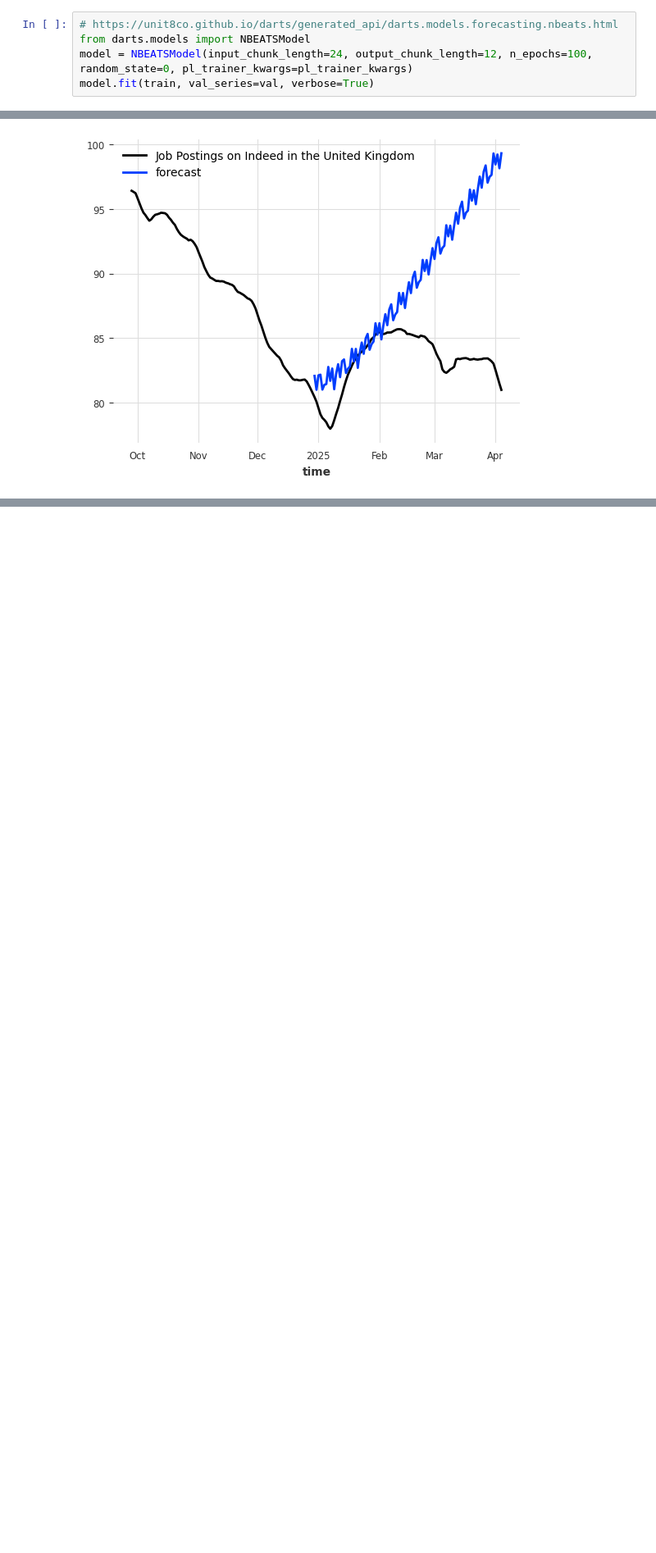
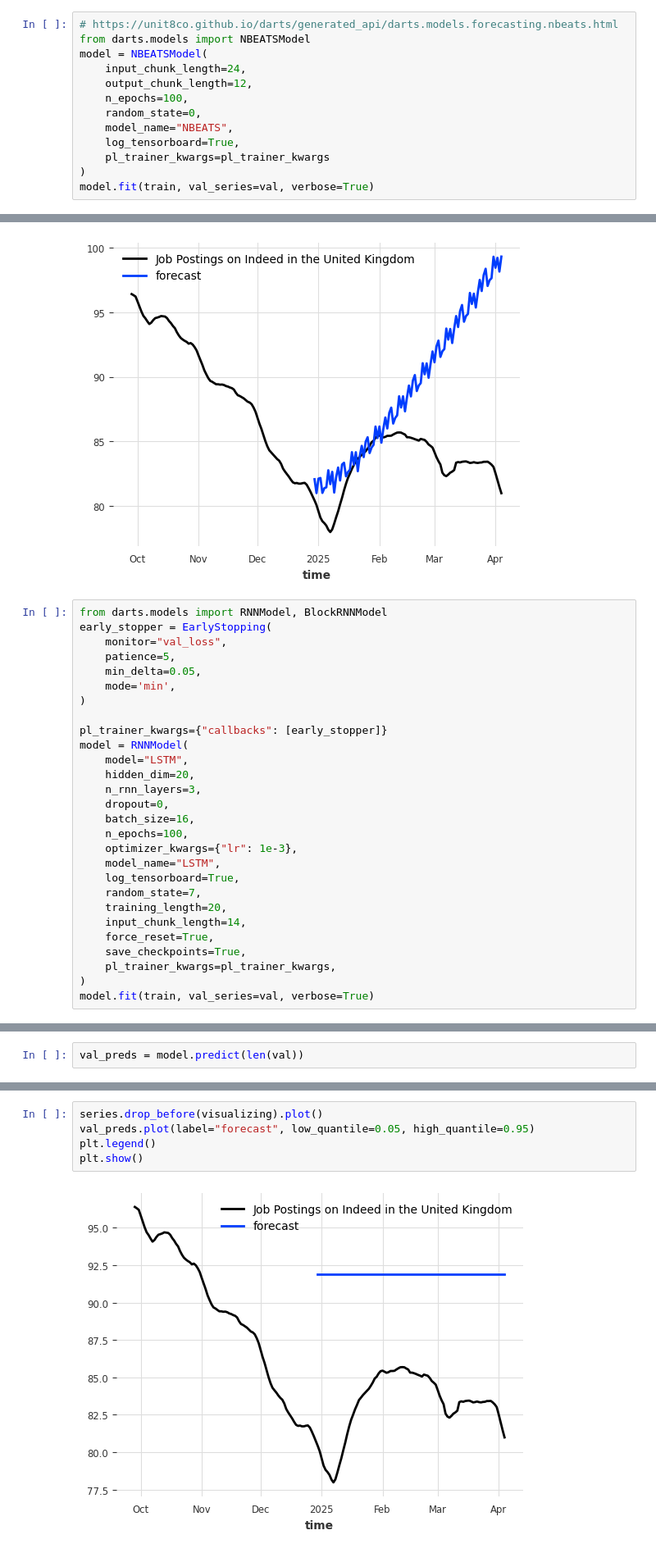
Before and after one commit to GothamAnalytics-7/ASTP, a Jupyter notebook: notebooks/ASTP_Parte2_NNModels.ipynb, the cells around one changed output, grey strips where cells are left out. Shown at 82% size. Drawn from its saved outputs; the diff is of its cells as text; blank space fills up the shorter version.

```diff
--- a/notebooks/ASTP_Parte2_NNModels.ipynb
+++ b/notebooks/ASTP_Parte2_NNModels.ipynb
@@ -82,7 +82,15 @@ pl_trainer_kwargs={"callbacks": [early_stopper]}
 # %%
 # https://unit8co.github.io/darts/generated_api/darts.models.forecasting.nbeats.html
 from darts.models import NBEATSModel
-model = NBEATSModel(input_chunk_length=24, output_chunk_length=12, n_epochs=100, random_state=0, pl_trainer_kwargs=pl_trainer_kwargs)
+model = NBEATSModel(
+    input_chunk_length=24,
+    output_chunk_length=12,
+    n_epochs=100,
+    random_state=0,
+    model_name="NBEATS",
+    log_tensorboard=True,
+    pl_trainer_kwargs=pl_trainer_kwargs
+)
 model.fit(train, val_series=val, verbose=True)
 # %% [output]
 GPU available: False, used: False
@@ -118,3 +126,31 @@ plt.legend()
 plt.show()
 # %% [output]
 [figure]
+# %%
+from darts.models import RNNModel, BlockRNNModel
+early_stopper = EarlyStopping(
+    monitor="val_loss",
+    patience=5,
+    min_delta=0.05,
+    mode='min',
+)
+
+pl_trainer_kwargs={"callbacks": [early_stopper]}
+model = RNNModel(
+    model="LSTM",
+    hidden_dim=20,
+    n_rnn_layers=3,
+    dropout=0,
+    batch_size=16,
+    n_epochs=100,
+    optimizer_kwargs={"lr": 1e-3},
+    model_name="LSTM",
+    log_tensorboard=True,
+    random_state=7,
+    training_length=20,
+    input_chunk_length=14,
+    force_reset=True,
+    save_checkpoints=True,
+    pl_trainer_kwargs=pl_trainer_kwargs,
+)
+model.fit(train, val_series=val, verbose=True)
@@ -120,0 +179,2 @@ plt.show()
+# %%
+val_preds = model.predict(len(val))
@@ -120,0 +189,7 @@ plt.show()
+# %%
+series.drop_before(visualizing).plot()
+val_preds.plot(label="forecast", low_quantile=0.05, high_quantile=0.95)
+plt.legend()
+plt.show()
+# %% [output]
+[figure, added]
```
Also changed, not shown: parts of 3 cells of this notebook, 9 other files.
